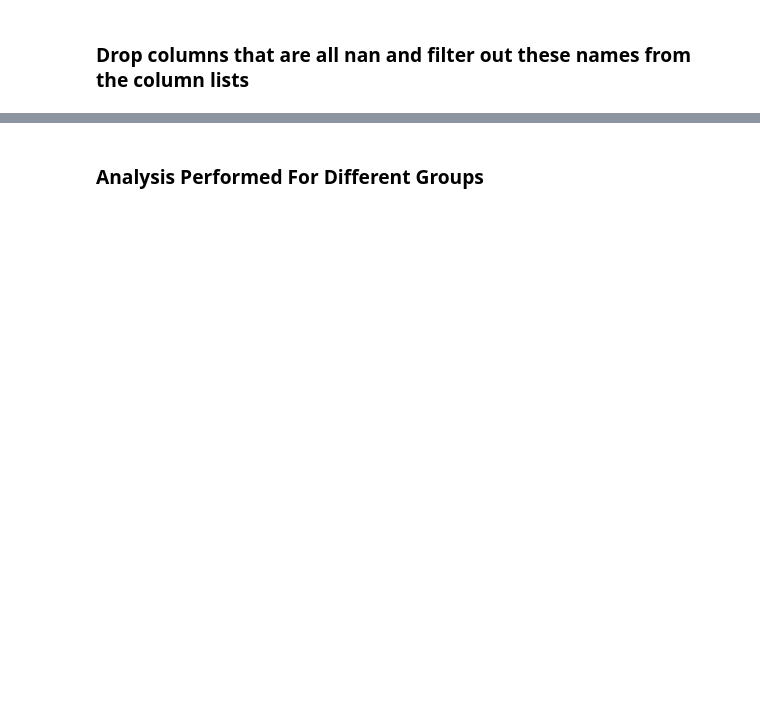
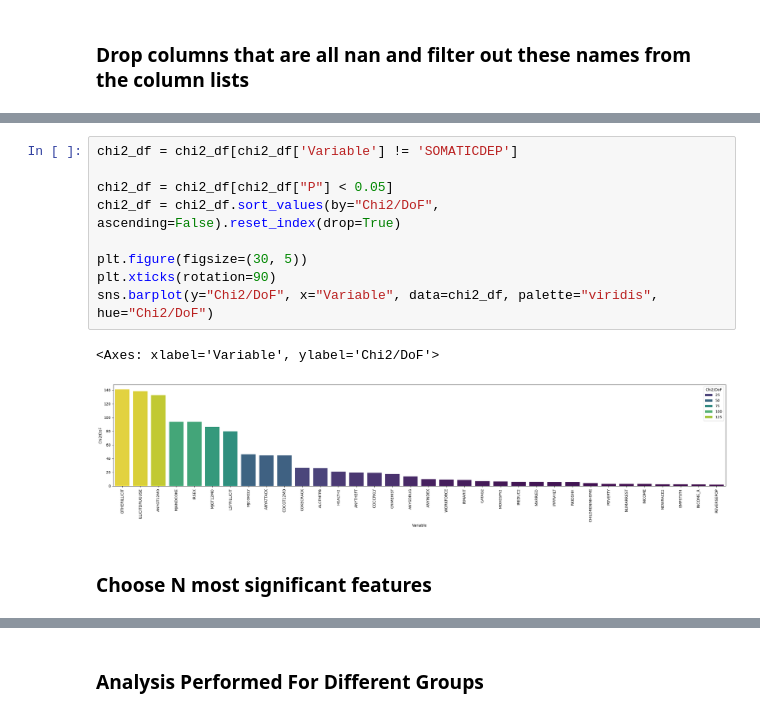
Before and after one commit to KozAAAAA/depression_analysis, a Jupyter notebook: analysis.ipynb, the cells around one changed output, grey strips where cells are left out. Cells and saved outputs as stored; diff of their text form; blank space fills up the shorter version.

```diff
--- a/analysis.ipynb
+++ b/analysis.ipynb
@@ -270,0 +322,14 @@ sns.heatmap(spearman_df, annot=True)
+# %%
+chi2_df = chi2_df[chi2_df['Variable'] != 'SOMATICDEP']
+
+chi2_df = chi2_df[chi2_df["P"] < 0.05]
+chi2_df = chi2_df.sort_values(by="Chi2/DoF", ascending=False).reset_index(drop=True)
+
+plt.figure(figsize=(30, 5))
+plt.xticks(rotation=90)
+sns.barplot(y="Chi2/DoF", x="Variable", data=chi2_df, palette="viridis", hue="Chi2/DoF")
+# %% [output]
+<Axes: xlabel='Variable', ylabel='Chi2/DoF'>
+[figure, added]
+# %% [markdown]
+### Choose N most significant features
```
Also changed, not shown: parts of 29 cells of this notebook.
